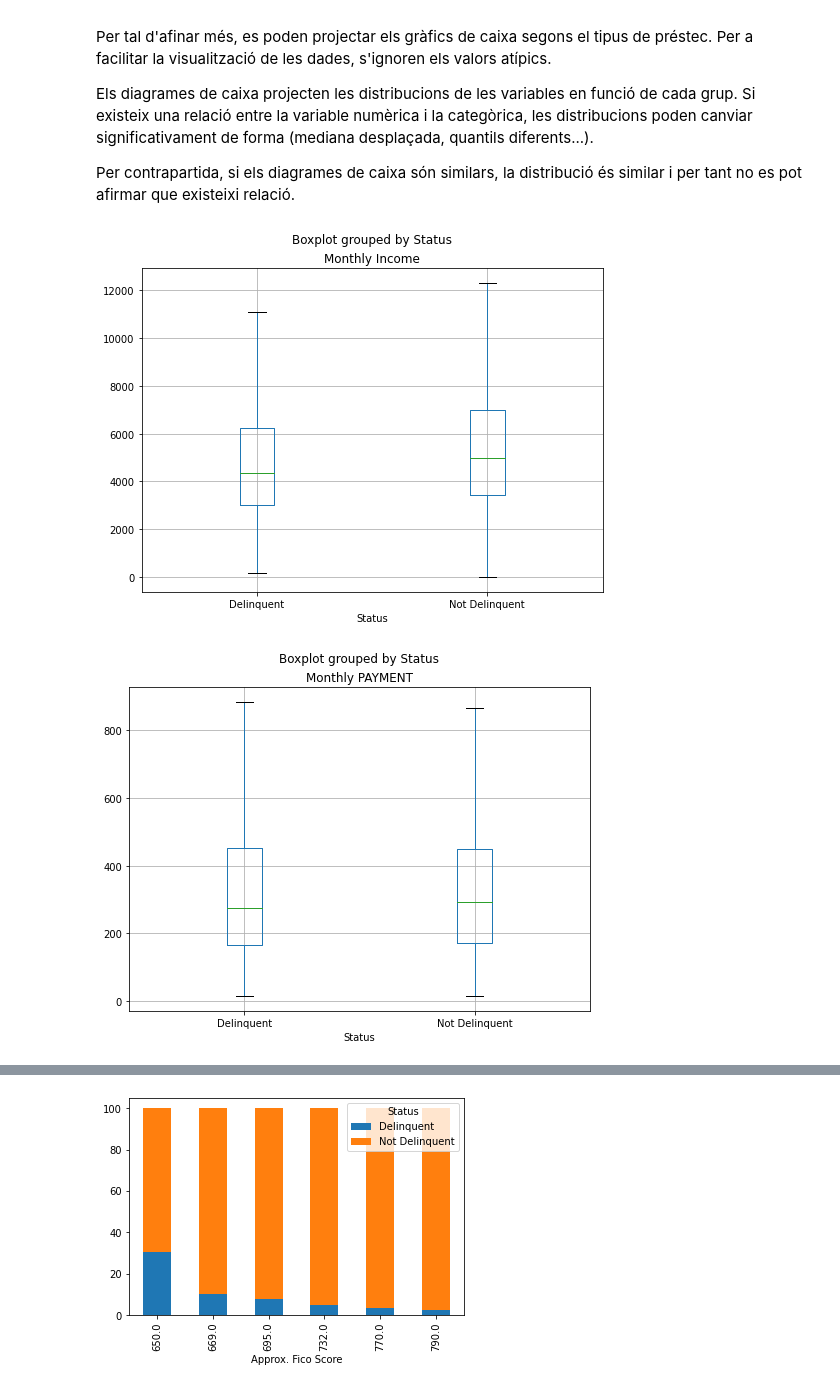
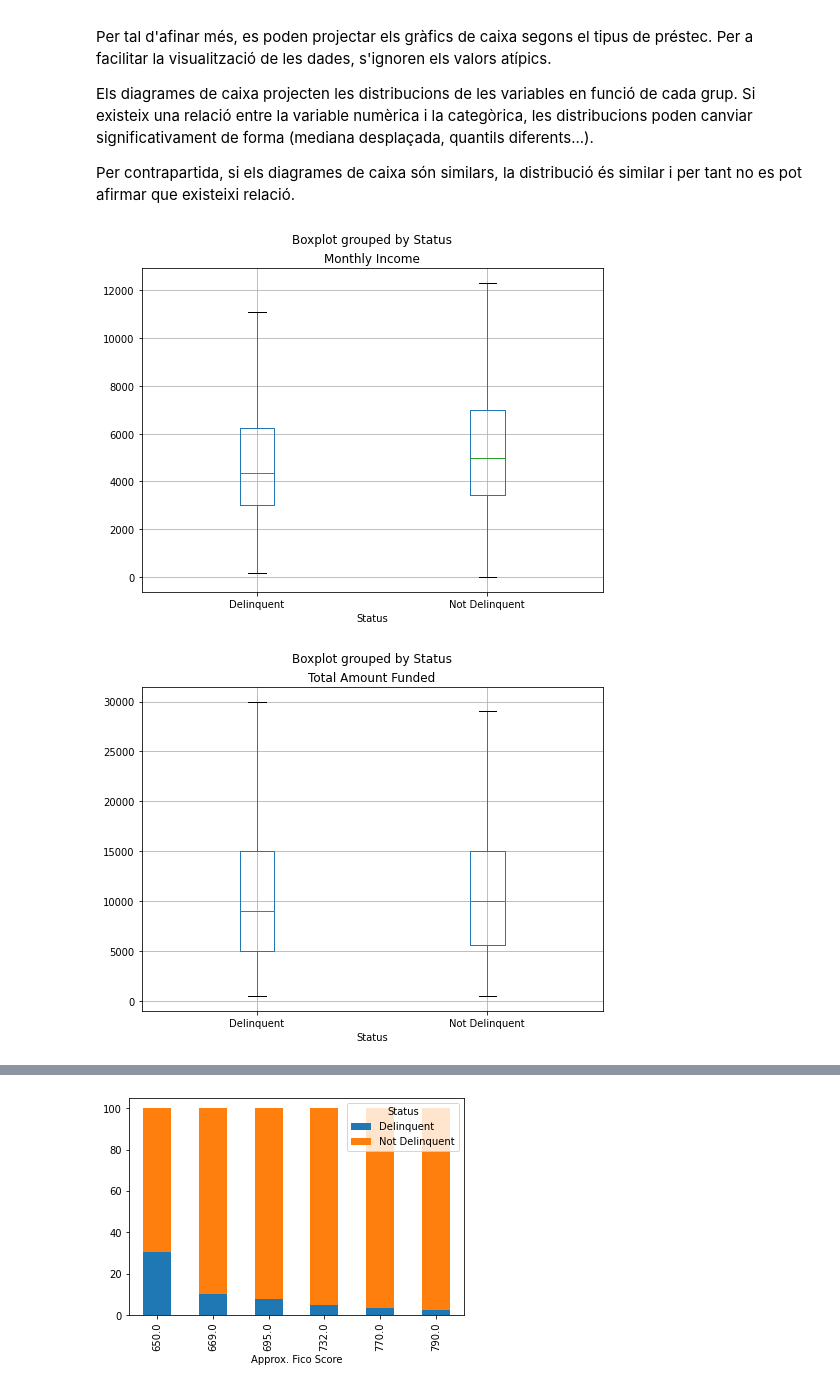
Before and after one commit to Jolicost/Loan-data-analysis, a Jupyter notebook: M2.951_20201_Pràctica2_LoanStatsDataset.ipynb, the cells around one changed output, grey strips where cells are left out. Cells and saved outputs as stored; diff of their text form; code cells hidden in the pictures.

```diff
--- a/M2.951_20201_Pràctica2_LoanStatsDataset.ipynb
+++ b/M2.951_20201_Pràctica2_LoanStatsDataset.ipynb
@@ -305,8 +308,9 @@ Per contrapartida, si els diagrames de caixa són similars, la distribució és
 # %%
 # Mostrar els diagrames de caixa dels ingressos mensuals i del pagament mensual
 df_selectedCategorical.boxplot('Monthly Income','Status',showfliers=False, figsize=(8,6))
+df_selectedCategorical.boxplot('Total Amount Funded','Status',showfliers=False, figsize=(8,6))
 df_selectedCategorical.boxplot('Monthly PAYMENT','Status',showfliers=False, figsize=(8,6))
 plt.show()
 # %% [output]
 [figure]
-[figure, old version]
+[figure, new version]
```
Also changed, not shown: parts of 52 cells of this notebook.
